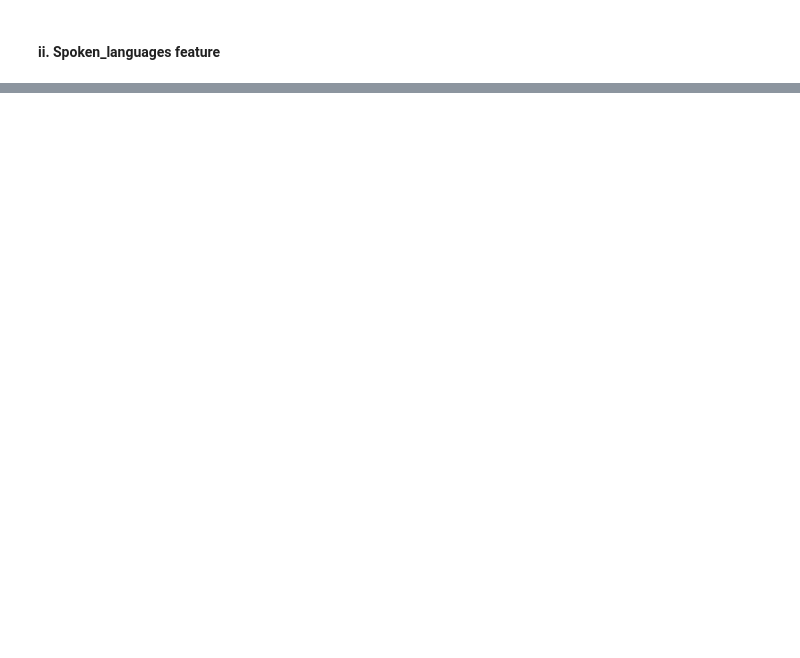
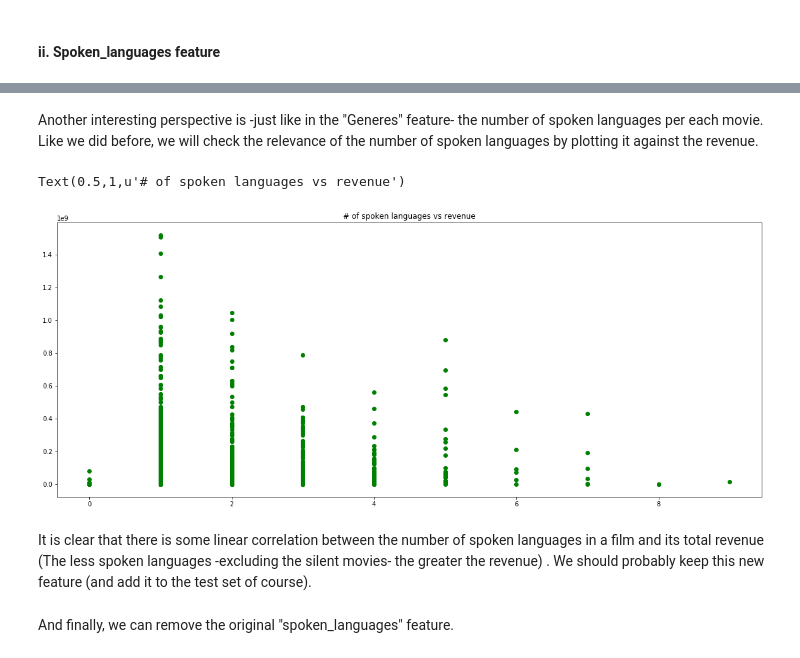
Before and after one commit to shadikardosh/B_O_prediction, a Jupyter notebook: box_office_notebook.ipynb, the cells around one changed output, grey strips where cells are left out. Saved outputs shown, nothing was run; the diff lists cells and outputs as text; code cells hidden in the pictures; blank space fills up the shorter version.

```diff
--- a/box_office_notebook.ipynb
+++ b/box_office_notebook.ipynb
@@ -170,0 +233,13 @@ train_set.head(2)
+# %% [markdown]
+Another interesting perspective is -just like in the "Generes" feature- the number of spoken languages per each movie. Like we did before, we will check the relevance of the number of spoken languages by plotting it against the revenue.
+# %%
+train_set["number_of_spoken_languages"] = [len(l) for l in train_set["spoken_languages"]]
+
+plt.figure(figsize=(20, 8))
+plt.scatter(train_set['number_of_spoken_languages'], train_set['revenue'], color="g")
+plt.title('# of spoken languages vs revenue')
+# %% [output]
+Text(0.5,1,u'# of spoken languages vs revenue')
+[figure, added]
+# %% [markdown]
+It is clear that there is some linear correlation between the number of spoken languages in a film and its total revenue (The less spoken languages -excluding the silent movies- the greater the revenue) . We should probably keep this new feature (and add it to the test set of course).
@@ -170,0 +248,2 @@ train_set.head(2)
+# %% [markdown]
+And finally, we can remove the original "spoken_languages" feature.
```
Also changed, not shown: parts of 47 cells of this notebook, 6 other files.
